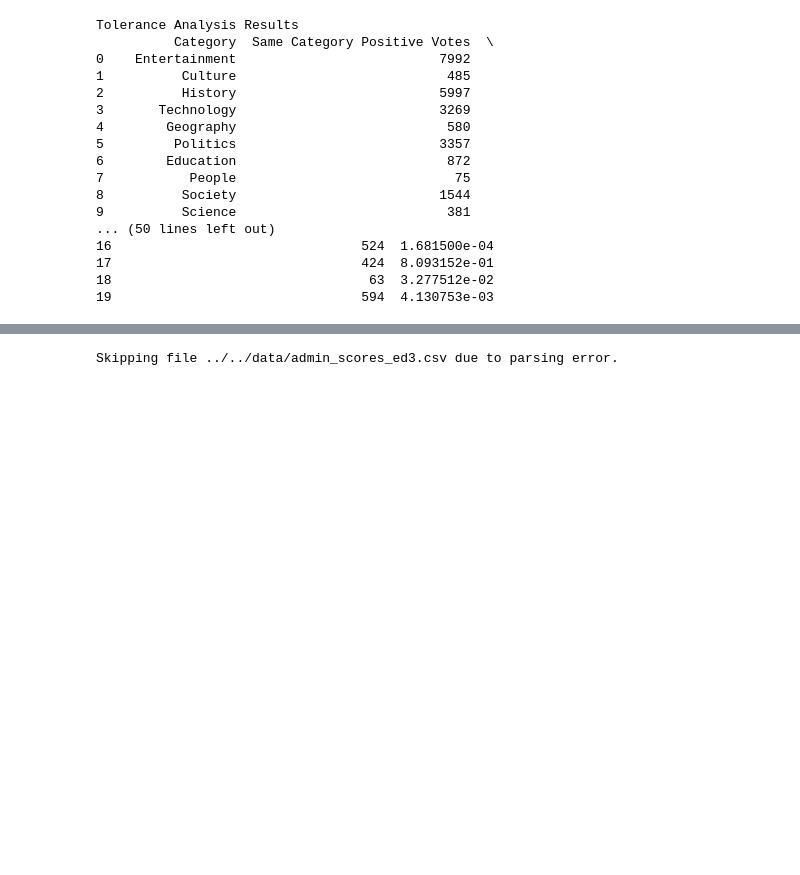
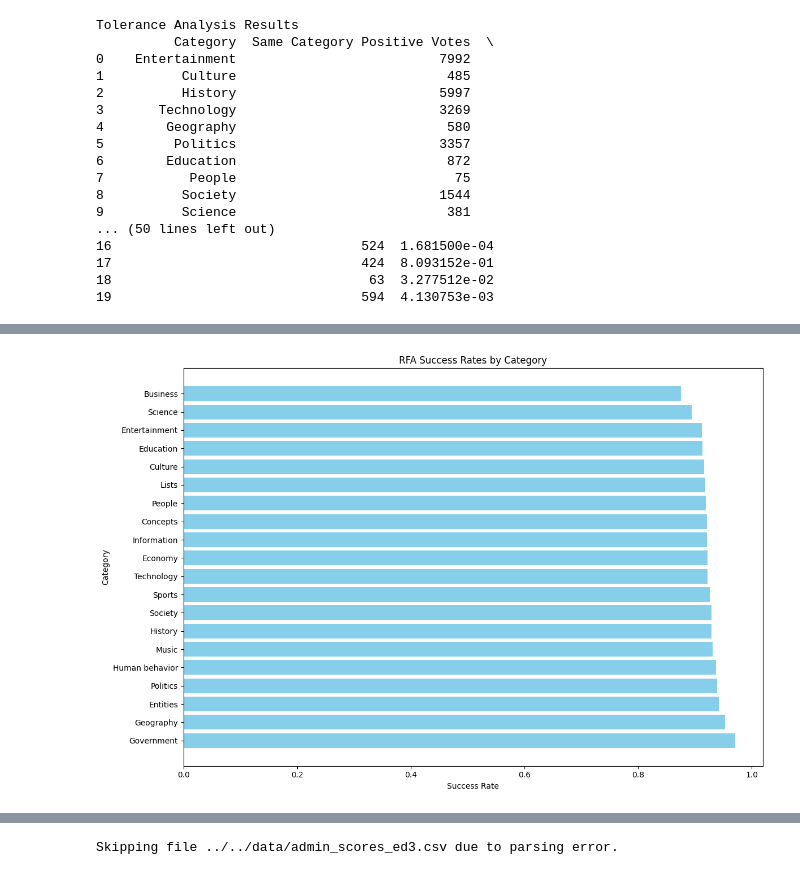
Before and after one commit to epfl-ada/ada-2024-project-supercoolteamname2024, a Jupyter notebook: src/scripts/stats.ipynb, the cells around one changed output, grey strips where cells are left out. Cells and saved outputs as stored; diff of their text form; code cells hidden in the pictures; blank space fills up the shorter version.

```diff
--- a/src/scripts/stats.ipynb
+++ b/src/scripts/stats.ipynb
@@ -311,3 +311,97 @@ Tolerance Analysis Results
 17                                424  8.093152e-01
 18                                 63  3.277512e-02
 19                                594  4.130753e-03
+# %%
+import pandas as pd
+import re
+from collections import Counter
+from scipy.stats import chi2_contingency
+import matplotlib.pyplot as plt
+
+# Step 1: Load and Parse `classifications.txt` to create a category mapping for each user
+category_mapping = {}
+with open('../../data/classifications.txt', 'r', encoding='utf-8') as f:
+    for line in f:
+        line = line.strip()
+        if not line or line.startswith("Here are the classifications"):
+            continue
+        # Extract the username and categories
+        match = re.match(r'^(.*?):\s*(.*)$', line)
+        if match:
+            user, categories_str = match.groups()
+            categories = [cat.strip() for cat in categories_str.split(",")]
+            category_mapping[user.strip()] = categories
+
+# Flatten to find the top 20 categories
+all_categories = [cat for categories in category_mapping.values() for cat in categories]
+top_20_categories = [cat for cat, _ in Counter(all_categories).most_common(20)]
+
+# Step 2: Load and Parse `wiki-RfA.txt` for RfA outcomes, linking with categories
+data = {
+    "SRC": [],
+    "RFA_Success": [],
+    "SRC_Category": []
+}
+
+with open('../../data/wiki-RfA.txt', 'r', encoding='utf-8') as file:
+    record = {}
+    for line in file:
+        line = line.strip()
+
+        # Check for end of a record
+        if not line:
+            if record:
+                src_cat = list(set(category_mapping.get(record.get("SRC", ""), [])) & set(top_20_categories))
+                record["SRC_Category"] = src_cat[0] if src_cat else None
+
+                data["SRC"].append(record.get("SRC", ""))
+                data["RFA_Success"].append(int(record.get("VOT", 0)))  # Assuming '1' = success, '0' = failure
+                data["SRC_Category"].append(record["SRC_Category"])
+                record = {}
+            continue
+
+        # Match and store each line with its prefix
+        match = re.match(r"^(SRC|VOT):(.*)$", line)
+        if match:
+            key, value = match.groups()
+            record[key] = value.strip()
+
+# Convert to DataFrame
+df = pd.DataFrame(data)
+
+# Filter out rows with no category (optional, if only interested in top 20 categories)
+df = df.dropna(subset=['SRC_Category'])
+
+# Step 3: Calculate success and failure counts per category
+# Create separate columns for failures and successes to avoid mismatches
+success_data = df.groupby('SRC_Category')['RFA_Success'].value_counts().unstack(fill_value=0)
+success_data = success_data[[0, 1]]  # Keep only the columns for '0' (Failures) and '1' (Successes)
+success_data.columns = ['Failures', 'Successes']  # Rename columns for clarity
+success_data['Total'] = success_data['Failures'] + success_data['Successes']
+success_data['Success_Rate'] = success_data['Successes'] / success_data['Total']
+
+# Display success rates for each category
+print("Success rates by category:")
+print(success_data[['Success_Rate']])
+
+# Step 4: Perform a chi-square test for independence
+contingency_table = success_data[['Failures', 'Successes']].T
+chi2, p_value, _, _ = chi2_contingency(contingency_table)
+
+# Display chi-square test results
+print(f"Chi-square test result: chi2 = {chi2}, p-value = {p_value}")
+if p_value < 0.05:
+    print("Statistically significant association between category and RfA success.")
+else:
+    print("No statistically significant association between category and RfA success.")
+
+# Step 5: Plotting success rates by category
+success_data_sorted = success_data.sort_values(by='Success_Rate', ascending=False)
+plt.figure(figsize=(12, 8))
+plt.barh(success_data_sorted.index, success_data_sorted['Success_Rate'], color='skyblue')
+plt.xlabel('Success Rate')
+plt.ylabel('Category')
+plt.title('RFA Success Rates by Category')
+plt.tight_layout()
+plt.show()
+# %% [output]
@@ -313,0 +425 @@ Tolerance Analysis Results
+[figure, added]
```
Also changed, not shown: parts of 3 cells of this notebook, 2 other files.
